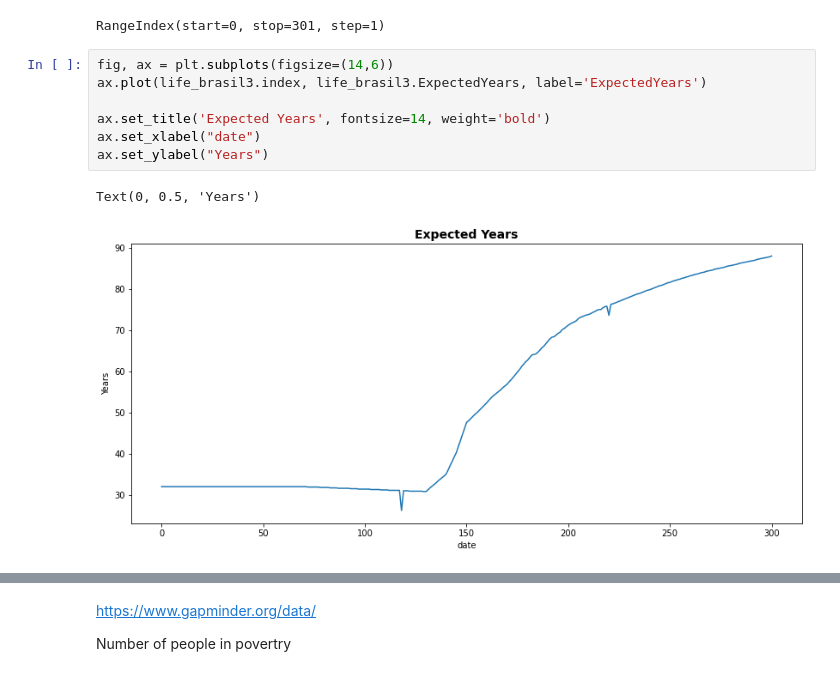
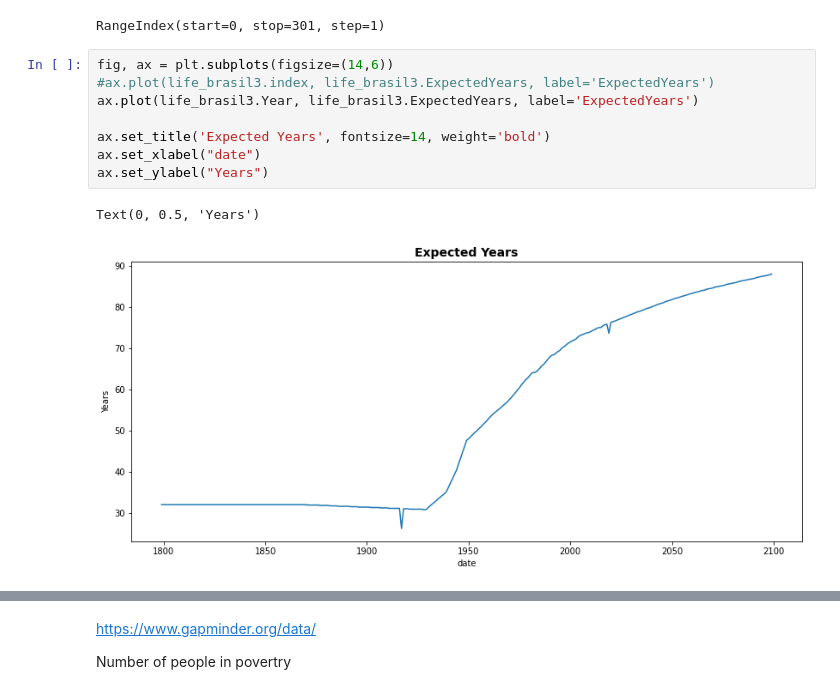
Before and after one commit to jrenatom/tarefa1_PL_A1, a Jupyter notebook: Tarefa4e_PL_Python_4.ipynb, the cells around one changed output, grey strips where cells are left out. Saved outputs shown, nothing was run; the diff lists cells and outputs as text.

```diff
--- a/Tarefa4e_PL_Python_4.ipynb
+++ b/Tarefa4e_PL_Python_4.ipynb
@@ -474,11 +478,12 @@ life_brasil3.index
 RangeIndex(start=0, stop=301, step=1)
 # %%
 fig, ax = plt.subplots(figsize=(14,6))
-ax.plot(life_brasil3.index, life_brasil3.ExpectedYears, label='ExpectedYears')
+#ax.plot(life_brasil3.index, life_brasil3.ExpectedYears, label='ExpectedYears')
+ax.plot(life_brasil3.Year, life_brasil3.ExpectedYears, label='ExpectedYears')
 
 ax.set_title('Expected Years', fontsize=14, weight='bold')
 ax.set_xlabel("date")
 ax.set_ylabel("Years")
 # %% [output]
 Text(0, 0.5, 'Years')
-[figure, old version]
+[figure, new version]
```
Also changed, not shown: parts of 5 cells of this notebook.
